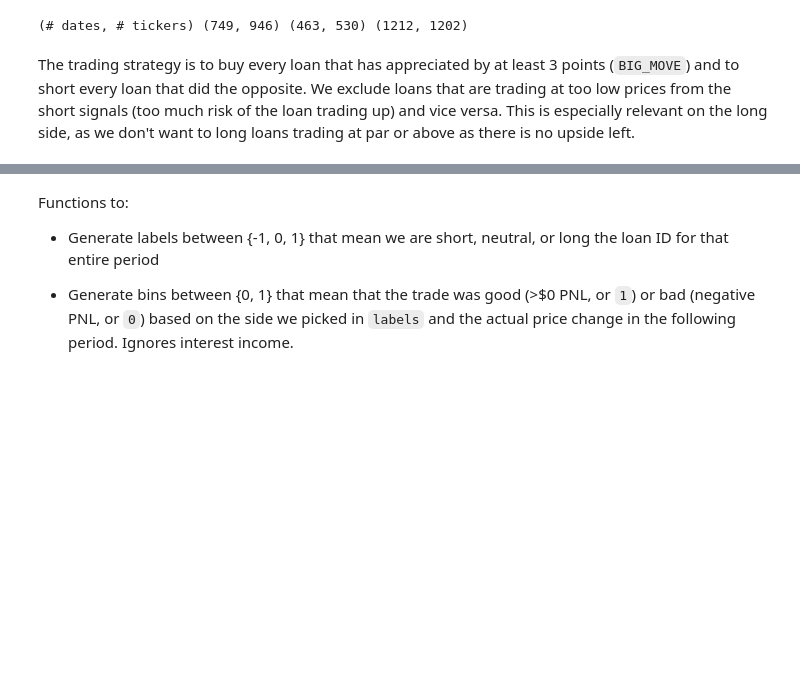
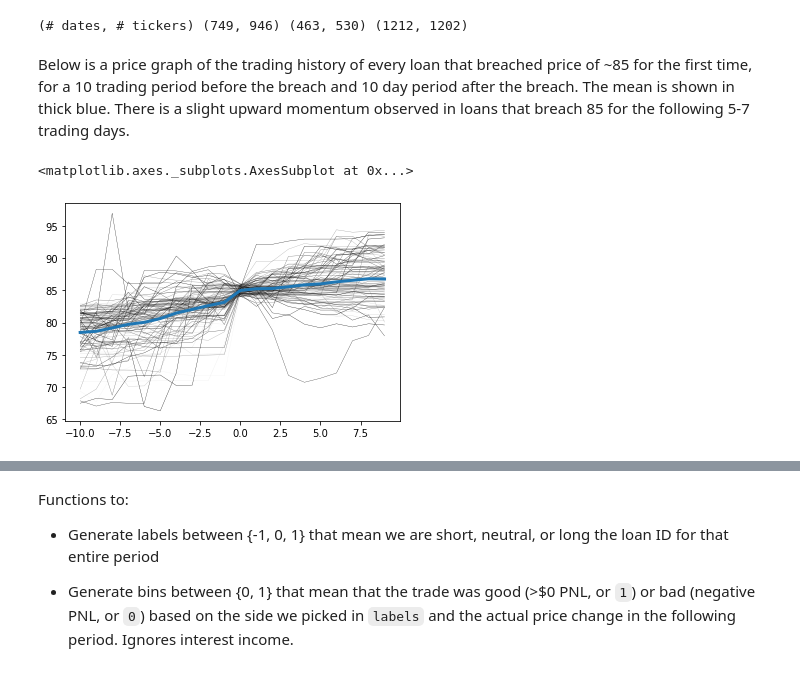
Before and after one commit to ivoytov/manhattan, a Jupyter notebook: loans.ipynb, the cells around one changed output, grey strips where cells are left out. Drawn from its saved outputs; the diff is of its cells as text; code cells hidden in the pictures; blank space fills up the shorter version.

```diff
--- a/loans.ipynb
+++ b/loans.ipynb
@@ -36,5 +38,24 @@ prices = prices.fillna(method="pad")
 #desc = pd.read_csv('/content/drive/MyDrive/loans/loan_desc.csv', parse_dates=['FUNDING_DATE', 'MATURITY', ], index_col='ID')
 # %% [output]
 (# dates, # tickers) (749, 946) (463, 530) (1212, 1202)
-# %% [markdown]
-The trading strategy is to buy every loan that has appreciated by at least 3 points (`BIG_MOVE`) and to short every loan that did the opposite. We exclude loans that are trading at too low prices from the short signals (too much risk of the loan trading up) and vice versa. This is especially relevant on the long side, as we don't want to long loans trading at par or above as there is no upside left.
+# %% [markdown]
+Below is a price graph of the trading history of every loan that breached price of ~85 for the first time, for a 10 trading period before the breach and 10 day period after the breach. The mean is shown in thick blue. There is a slight upward momentum observed in loans that breach 85 for the following 5-7 trading days.
+# %%
+numDays = 10
+out = pd.DataFrame()
+for ticker in prices:
+  close = prices[ticker]
+  try:
+    t0 = close[(close.diff(periods=numDays) > 3) & (close > 84) & (close < 86)].index[0]
+  except:
+    # loan never met criteria, skip
+    continue
+  yx = close.iloc[close.index.get_loc(t0) - numDays:close.index.get_loc(t0) + numDays]
+  yx.index = range(-numDays,len(yx.index)-numDays)
+  out = pd.concat([out, yx], axis=1)
+
+out.plot(kind="line", legend=False, colormap="binary", linewidth=.3)
+out.T.mean().plot(linewidth=3)
+# %% [output]
+<matplotlib.axes._subplots.AxesSubplot at 0x...>
+[figure, added]
```
Also changed, not shown: parts of 15 cells of this notebook.
